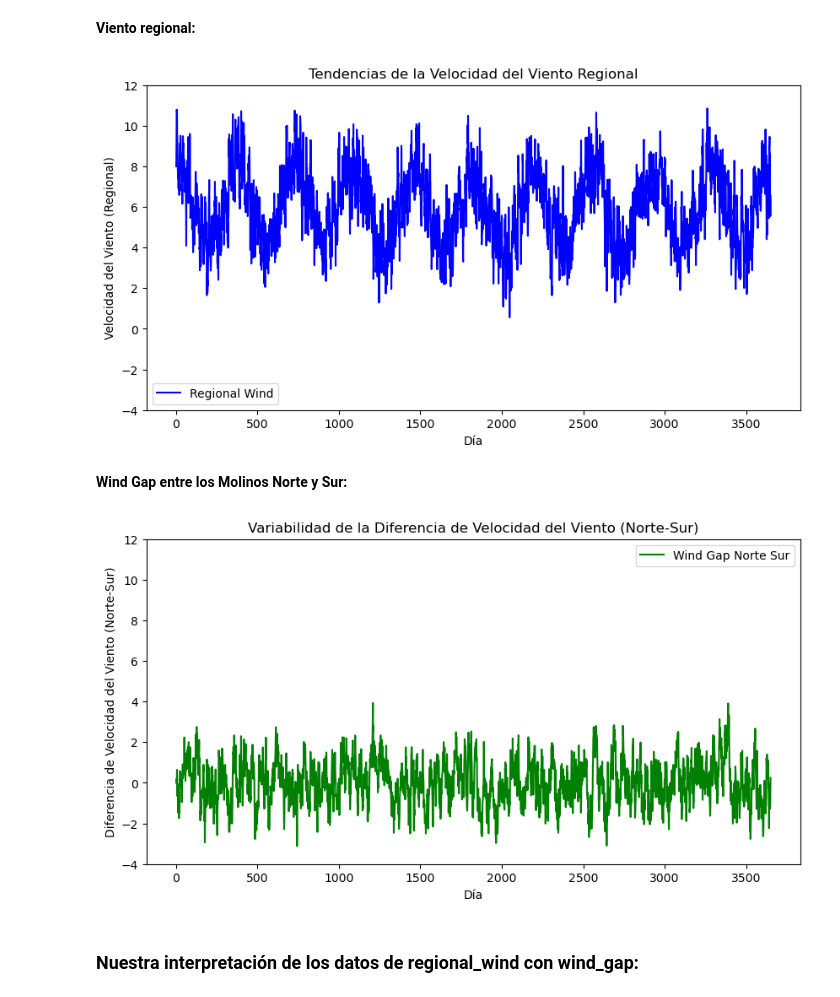
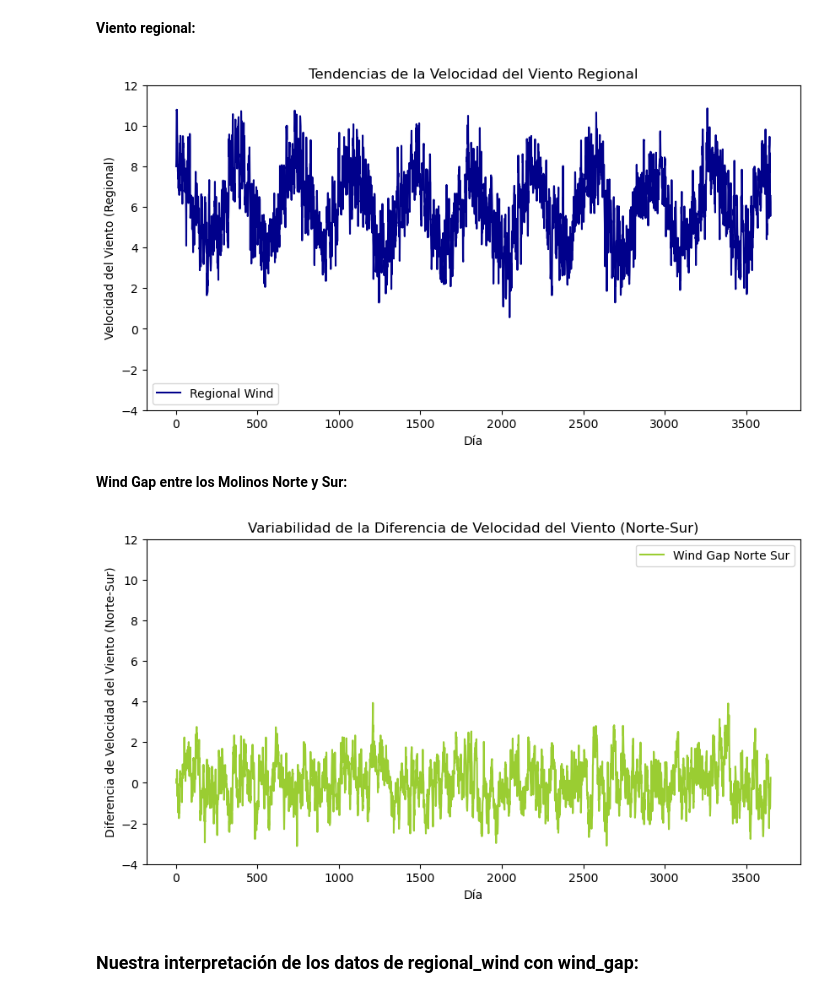
Before and after one commit to olmiave/ACN_TP1, a Jupyter notebook: TP1.ipynb, the cells around one changed output. Cells and saved outputs as stored; diff of their text form; code cells hidden in the pictures.

```diff
--- a/TP1.ipynb
+++ b/TP1.ipynb
@@ -91,21 +91,21 @@ Como podemos observar no hay valores missing en el dataset proporcionado.
 # %%
 # Visualización de la columna 'regional wind'
 plt.figure(figsize=(10, 5))
-plt.plot(wind['dia'], wind['regional wind'], label='Regional Wind', color='blue')
+plt.plot(wind['dia'], wind['regional wind'], label='Regional Wind', color='darkblue')
 plt.xlabel('Día')
 plt.ylabel('Velocidad del Viento (Regional)')
 plt.title('Tendencias de la Velocidad del Viento Regional')
 plt.ylim(-4, 12)
 plt.legend()
 plt.show()
 # %% [output]
-[figure, old version]
+[figure, new version]
 # %% [markdown]
 **Wind Gap entre los Molinos Norte y Sur:**
 # %%
 # Visualización de la columna 'wind gap norte sur'
 plt.figure(figsize=(10, 5))
-plt.plot(wind['dia'], wind['wind gap norte sur'], label='Wind Gap Norte Sur', color='green')
+plt.plot(wind['dia'], wind['wind gap norte sur'], label='Wind Gap Norte Sur', color='yellowgreen')
 plt.xlabel('Día')
 plt.ylabel('Diferencia de Velocidad del Viento (Norte-Sur)')
 plt.title('Variabilidad de la Diferencia de Velocidad del Viento (Norte-Sur)')
@@ -113,7 +113,7 @@ plt.ylim(-4, 12)
 plt.legend()
 plt.show()
 # %% [output]
-[figure, old version]
+[figure, new version]
 # %% [markdown]
 ### Nuestra interpretación de los datos de **regional_wind** con **wind_gap**:
 # %% [markdown]
```
Also changed, not shown: parts of 37 cells of this notebook.
